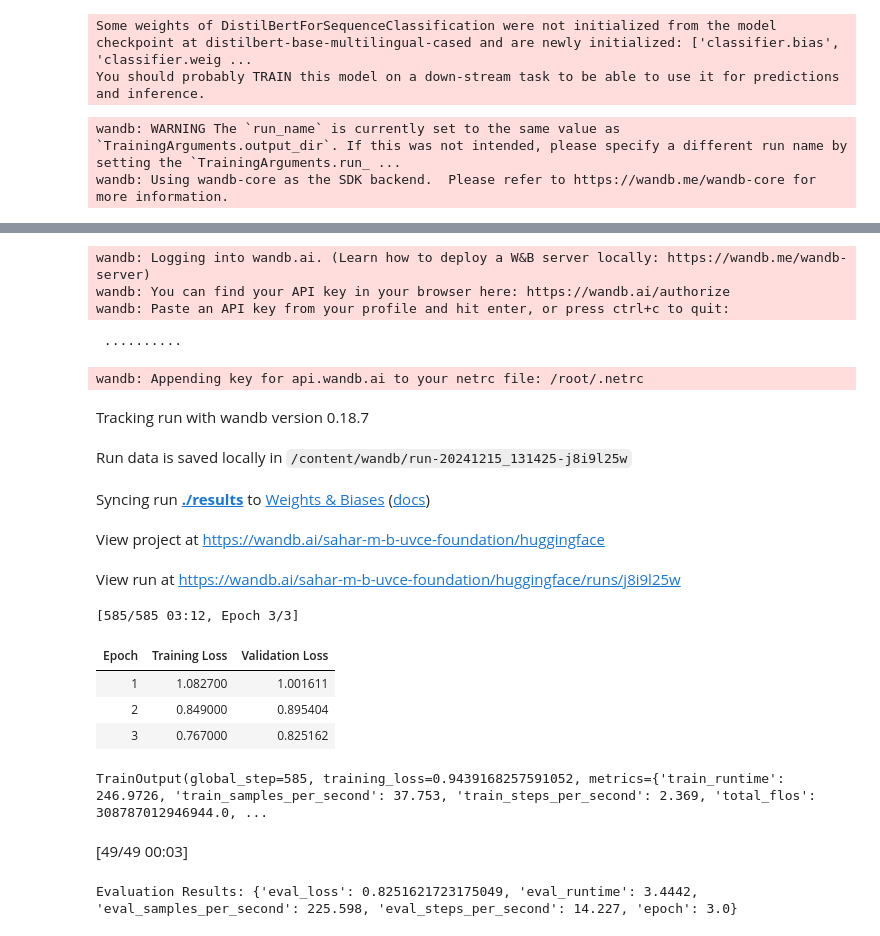
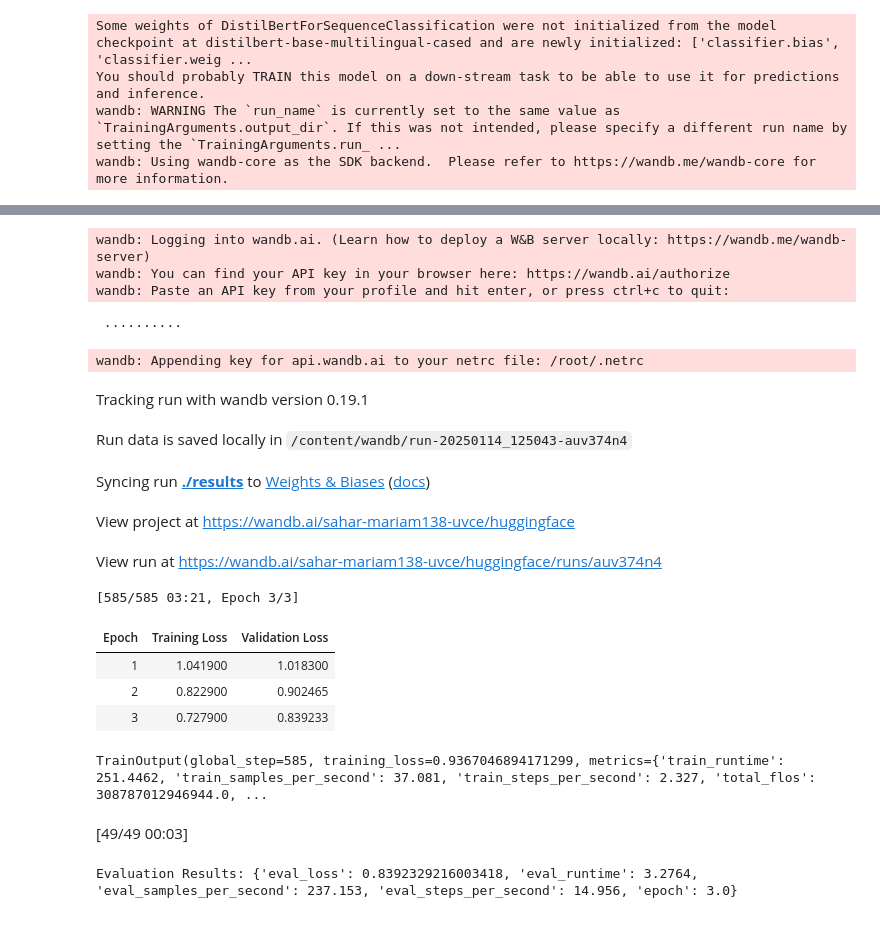
Before and after one commit to sahar-mariam/kannada-sentiment-analysis, a Jupyter notebook: distilBERT_model.ipynb, the cells around one changed output, grey strips where cells are left out. Cells and saved outputs as stored; diff of their text form; code cells hidden in the pictures.

```diff
--- a/distilBERT_model.ipynb
+++ b/distilBERT_model.ipynb
@@ -29,9 +32,6 @@ train_texts, test_texts, train_labels, test_labels = train_test_split(
 # %%
-import warnings
-warnings.filterwarnings("ignore")
-
 # Tokenization
-tokenizer = DistilBertTokenizer.from_pretrained('distilbert-base-multilingual-cased')
+tokenizer = AutoTokenizer.from_pretrained('distilbert-base-multilingual-cased')
 
 class SentimentDataset(Dataset):
     def __init__(self, texts, labels, tokenizer, max_length=128):
@@ -56,19 +56,16 @@ class SentimentDataset(Dataset):
         item = {key: val.squeeze(0) for key, val in tokens.items()}
         item['labels'] = torch.tensor(label, dtype=torch.long)
         return item
+
+train_dataset = SentimentDataset(train_texts, train_labels, tokenizer)
+test_dataset = SentimentDataset(test_texts, test_labels, tokenizer)
-# %%
-train_dataset = SentimentDataset(train_texts, train_labels, tokenizer)
-test_dataset = SentimentDataset(test_texts, test_labels, tokenizer)
-
-# Load model
-model = DistilBertForSequenceClassification.from_pretrained(
-    'distilbert-base-multilingual-cased',
-    num_labels=len(set(data['sentiment_numeric']))
-)
-# %% [output]
-Some weights of DistilBertForSequenceClassification were not initialized from the model checkpoint at distilbert-base-multilingual-cased and are newly initialized: ['classifier.bias', 'classifier.weig ...
-You should probably TRAIN this model on a down-stream task to be able to use it for predictions and inference.
 # %%
+# Load model
+model = AutoModelForSequenceClassification.from_pretrained(
+    'distilbert-base-multilingual-cased',
+    num_labels=len(set(data['sentiment_numeric']))
+)
+
 # Define training arguments
 training_args = TrainingArguments(
     output_dir='./results',
@@ -81,49 +78,51 @@ training_args = TrainingArguments(
     logging_steps=10,
     evaluation_strategy="epoch",
     save_strategy="epoch",
     load_best_model_at_end=True,
     metric_for_best_model="eval_loss",
     save_total_limit=2
 )
 
 # Define Trainer
 trainer = Trainer(
     model=model,
     args=training_args,
     train_dataset=train_dataset,
     eval_dataset=test_dataset,
     tokenizer=tokenizer
 )
 
 # Train model
 trainer.train()
 # %% [output]
+Some weights of DistilBertForSequenceClassification were not initialized from the model checkpoint at distilbert-base-multilingual-cased and are newly initialized: ['classifier.bias', 'classifier.weig ...
+You should probably TRAIN this model on a down-stream task to be able to use it for predictions and inference.
 wandb: WARNING The `run_name` is currently set to the same value as `TrainingArguments.output_dir`. If this was not intended, please specify a different run name by setting the `TrainingArguments.run_ ...
 wandb: Using wandb-core as the SDK backend.  Please refer to https://wandb.me/wandb-core for more information.
 [interactive output not drawn]
 wandb: Logging into wandb.ai. (Learn how to deploy a W&B server locally: https://wandb.me/wandb-server)
 wandb: You can find your API key in your browser here: https://wandb.ai/authorize
 wandb: Paste an API key from your profile and hit enter, or press ctrl+c to quit:
  ··········
 wandb: Appending key for api.wandb.ai to your netrc file: /root/.netrc
-Tracking run with wandb version 0.18.7
+Tracking run with wandb version 0.19.1
-Run data is saved locally in /content/wandb/run-20241215_131425-j8i9l25w
+Run data is saved locally in /content/wandb/run-20250114_125043-auv374n4
 Syncing run ./results to Weights & Biases (docs)
-View project at https://wandb.ai/sahar-m-b-uvce-foundation/huggingface
+View project at https://wandb.ai/sahar-mariam138-uvce/huggingface
-View run at https://wandb.ai/sahar-m-b-uvce-foundation/huggingface/runs/j8i9l25w
+View run at https://wandb.ai/sahar-mariam138-uvce/huggingface/runs/auv374n4
-[585/585 03:12, Epoch 3/3]
+[585/585 03:21, Epoch 3/3]
 | Epoch | Training Loss | Validation Loss |
-| 1 | 1.082700 | 1.001611 |
-| 2 | 0.849000 | 0.895404 |
-| 3 | 0.767000 | 0.825162 |
+| 1 | 1.041900 | 1.018300 |
+| 2 | 0.822900 | 0.902465 |
+| 3 | 0.727900 | 0.839233 |
-TrainOutput(global_step=585, training_loss=0.9439168257591052, metrics={'train_runtime': 246.9726, 'train_samples_per_second': 37.753, 'train_steps_per_second': 2.369, 'total_flos': 308787012946944.0, ...
+TrainOutput(global_step=585, training_loss=0.9367046894171299, metrics={'train_runtime': 251.4462, 'train_samples_per_second': 37.081, 'train_steps_per_second': 2.327, 'total_flos': 308787012946944.0, ...
 # %%
 # Evaluate model
 eval_results = trainer.evaluate()
 print("Evaluation Results:", eval_results)
 # %% [output]
 [49/49 00:03]
-Evaluation Results: {'eval_loss': 0.8251621723175049, 'eval_runtime': 3.4442, 'eval_samples_per_second': 225.598, 'eval_steps_per_second': 14.227, 'epoch': 3.0}
+Evaluation Results: {'eval_loss': 0.8392329216003418, 'eval_runtime': 3.2764, 'eval_samples_per_second': 237.153, 'eval_steps_per_second': 14.956, 'epoch': 3.0}
 # %%
 # Predictions
 predictions = trainer.predict(test_dataset)
```
Also changed, not shown: parts of 8 cells of this notebook.
